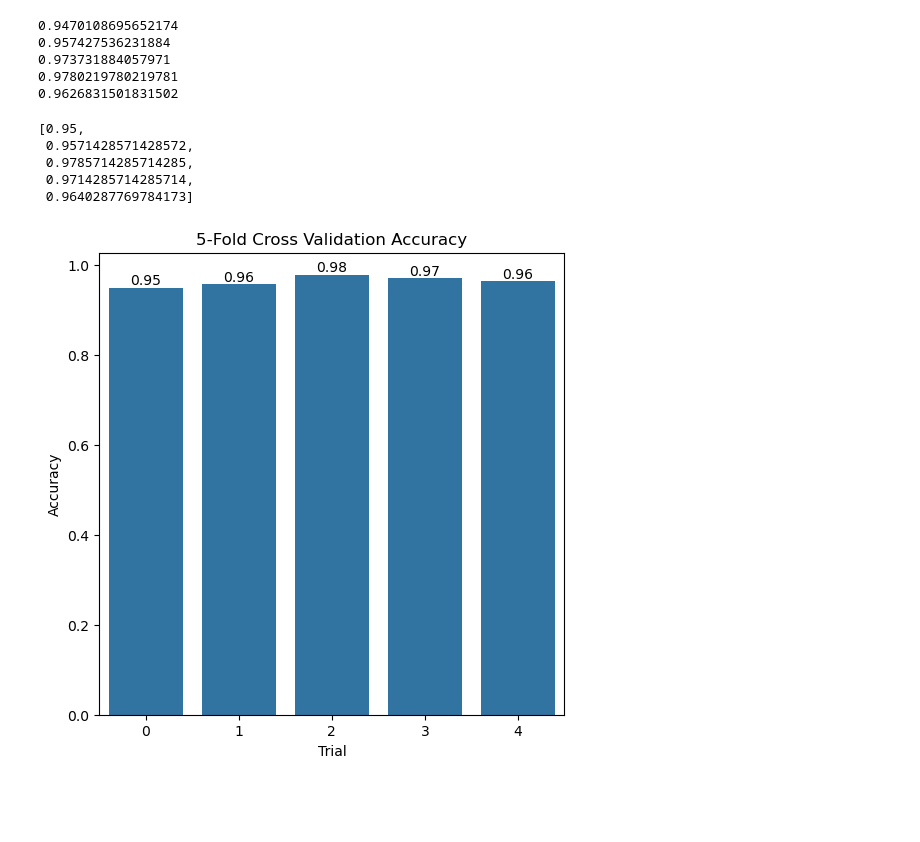
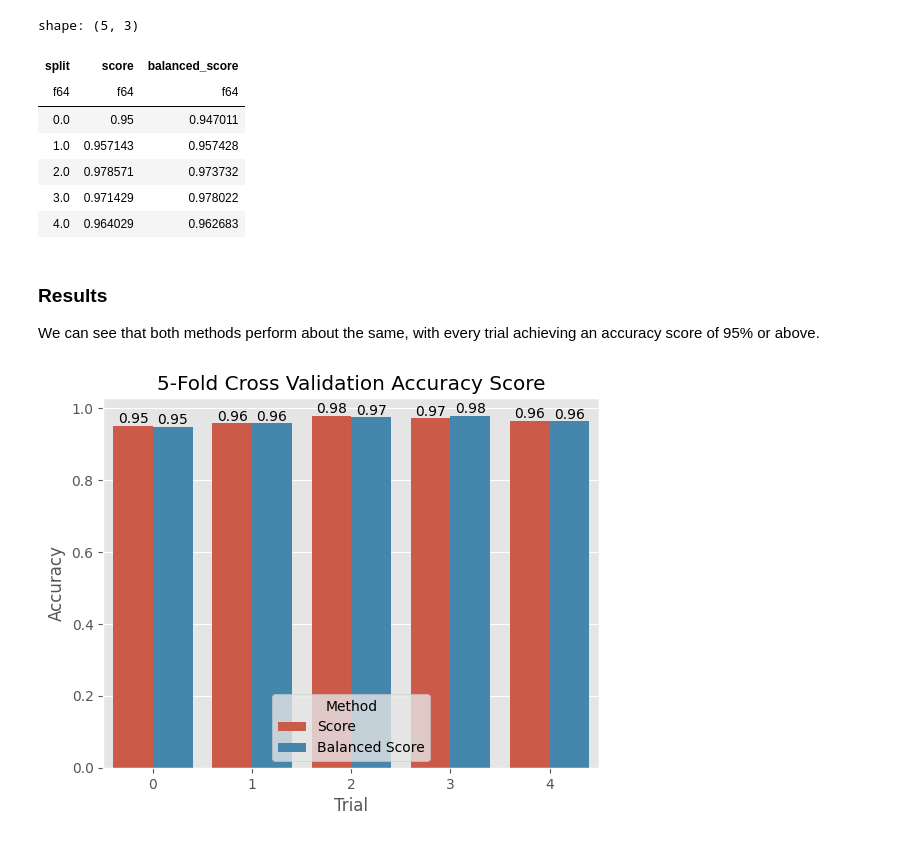
Before and after one commit to sbracellari/csi-6160, a Jupyter notebook: hw5.ipynb, the cells around one changed output. Drawn from its saved outputs; the diff is of its cells as text; code cells hidden in the pictures; blank space fills up the shorter version.

```diff
--- a/hw5.ipynb
+++ b/hw5.ipynb
@@ -44,40 +76,48 @@ model.score(X_test, y_test)
 # %%
 from sklearn.metrics import balanced_accuracy_score
+import numpy as np
 
 def svm(df, use_split):
     df_train, df_test = fetch_data(df, use_split)
     X_train, y_train = get_x_y(df_train)
     X_test, y_test = get_x_y(df_test)
-    model = make_pipeline(StandardScaler(), SVC(gamma="auto", kernel="rbf", C=1.69)).fit(X_train, y_train)
+    model = make_pipeline(StandardScaler(), SVC(gamma='auto', kernel='rbf', C=1.69)).fit(X_train, y_train)
     pred = model.predict(X_test)
-    print(balanced_accuracy_score(y_test, pred))
-    return model.score(X_test, y_test)
+    return [use_split, model.score(X_test, y_test), balanced_accuracy_score(y_test, pred)]
 
-scores = [svm(df, x) for x in range(5)]
-scores
+scores = np.array([svm(df, x) for x in range(5)])
+df = pl.DataFrame(scores, schema=['split', 'score', 'balanced_score'])
+df
 # %% [output]
-0.9470108695652174
-0.957427536231884
-0.973731884057971
-0.9780219780219781
-0.9626831501831502
+shape: (5, 3)
-[0.95,
- 0.9571428571428572,
- 0.9785714285714285,
- 0.9714285714285714,
- 0.9640287769784173]
+| split | score | balanced_score |
+| f64 | f64 | f64 |
+| 0.0 | 0.95 | 0.947011 |
+| 1.0 | 0.957143 | 0.957428 |
+| 2.0 | 0.978571 | 0.973732 |
+| 3.0 | 0.971429 | 0.978022 |
+| 4.0 | 0.964029 | 0.962683 |
+# %% [markdown]
+### Results
+
+We can see that both methods perform about the same, with every trial achieving an accuracy score of 95% or above.
 # %%
 import matplotlib.pyplot as plt
 import seaborn
 import pandas as pd
 
-f, ax = plt.subplots(1, figsize=(6, 6))
+plt.style.use('ggplot')
 COLORS = seaborn.color_palette()
+f, ax = plt.subplots()
 
-plot_df = pd.DataFrame.from_dict({'Accuracy': scores, 'Trial': list(range(5))})
-ax.set_title('5-Fold Cross Validation Accuracy')
-seaborn.barplot(data=plot_df, x='Trial', y='Accuracy', ax=ax, color=COLORS[0])
+unbalanced, balanced = scores[:, 1], scores[:, 2]
+
+method = ['Score' for _ in range(5)] + ['Balanced Score' for _ in range(5)]
+plot_df = pd.DataFrame.from_dict({'Accuracy': np.concatenate([unbalanced,balanced]), 'Method': method, 'Trial': list(range(5)) + list(range(5))})
+ax.set_title('5-Fold Cross Validation Accuracy Score')
+seaborn.barplot(data=plot_df, x='Trial', y='Accuracy', hue='Method', ax=ax, palette=COLORS)
+seaborn.move_legend(ax, 'lower center')
 for container in ax.containers:
-    ax.bar_label(container, fmt="%.2f")
+    ax.bar_label(container, fmt='%.2f')
 # %% [output]
-[figure, old version]
+[figure, new version]
```
Also changed, not shown: parts of 5 cells of this notebook.
